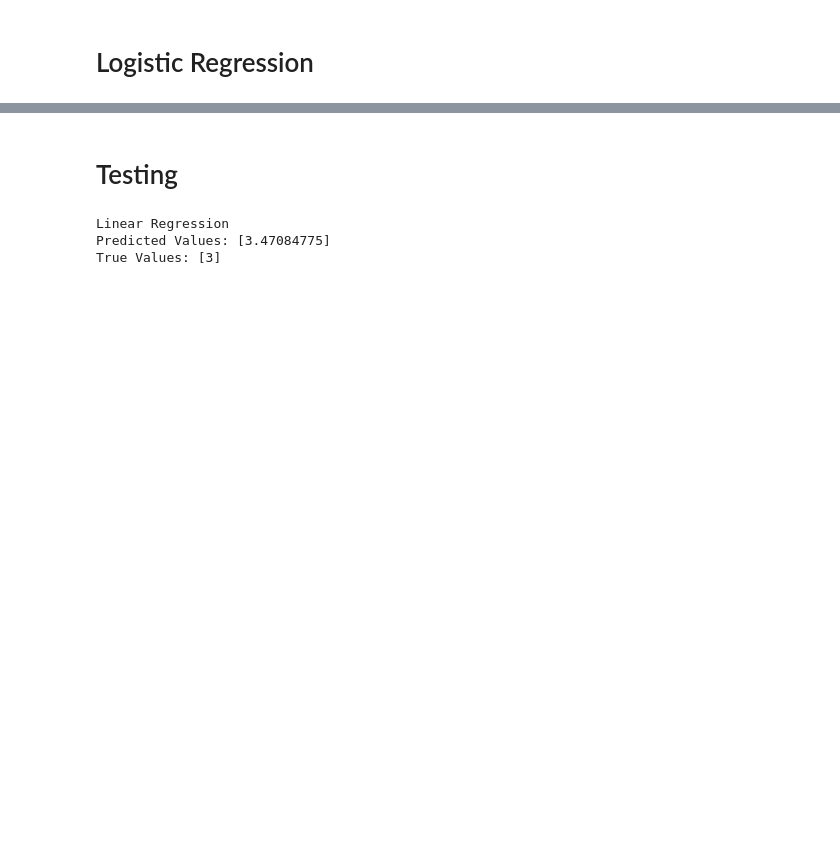
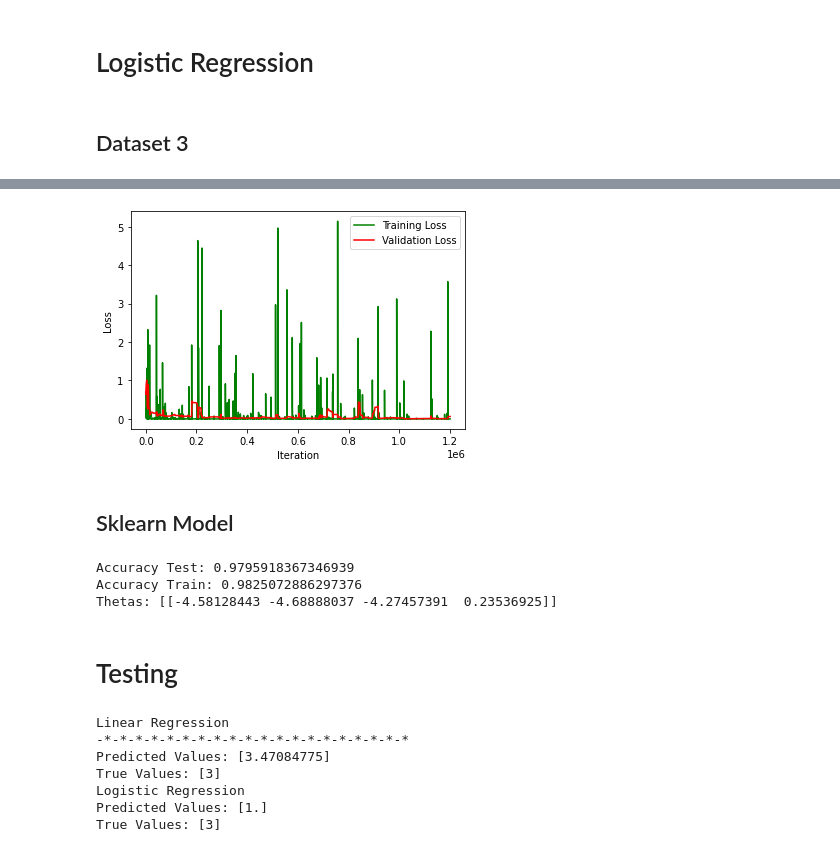
Before and after one commit to itissandeep98/ML-Assignments, a Jupyter notebook: ML_Assignment1.ipynb, the cells around one changed output, grey strips where cells are left out. Cells and saved outputs as stored; diff of their text form; code cells hidden in the pictures; blank space fills up the shorter version.

```diff
--- a/ML_Assignment1.ipynb
+++ b/ML_Assignment1.ipynb
@@ -498,0 +600,16 @@ class MyLogisticRegression():
+# %% [markdown]
+## Dataset 3
+# %%
+preprocessor = MyPreProcessor()
+X, y = preprocessor.pre_process(2)
+X_test=X[:X.shape[0]//8]
+y_test=y[:y.shape[0]//8]
+
+X_train=X[X.shape[0]//8:]
+y_train=y[y.shape[0]//8:]
+
+logistic = MyLogisticRegression()
+logistic.fit(X_train, y_train,X_test,y_test,alpha=0.01)
+print(logistic.training_acc[-1],logistic.validation_acc[-1])
+logistic.plot_loss()
+# %% [output]
@@ -498,0 +620,3 @@ class MyLogisticRegression():
+[figure, added]
+# %% [markdown]
+## Sklearn Model
@@ -499,3 +627,20 @@ class MyLogisticRegression():
+# %%
+preprocessor = MyPreProcessor()
+x, y = preprocessor.pre_process(2)
+x_train, x_test, y_train, y_test = train_test_split(x, y, random_state=4)
+logistic_regression = LogisticRegression()
+logistic_regression.fit(x_train,y_train)
+y_pred = logistic_regression.predict(x_test)
+accuracy = metrics.accuracy_score(y_test, y_pred)
+print("Accuracy Test:",accuracy)
+y_pred1 = logistic_regression.predict(x_train)
+accuracy = metrics.accuracy_score(y_train, y_pred1)
+print("Accuracy Train:",accuracy)
+print("Thetas:",logistic_regression.coef_)
+# %% [output]
+Accuracy Test: 0.9795918367346939
+Accuracy Train: 0.9825072886297376
+Thetas: [[-4.58128443 -4.68888037 -4.27457391  0.23536925]]
 # %% [markdown]
 # Testing
 # %%
@@ -516,16 +661,20 @@ ypred = linear.predict(Xtest)
 print('Predicted Values:', ypred)
 print('True Values:', ytest)
 
-# print('Logistic Regression')
+print('Logistic Regression')
 
-# logistic = MyLogisticRegression()
-# logistic.fit(Xtrain, ytrain)
+logistic = MyLogisticRegression()
+logistic.fit(Xtrain, ytrain)
 
-# ypred = logistic.predict(Xtest)
+ypred = logistic.predict(Xtest)
 
-# print('Predicted Values:', ypred)
-# print('True Values:', ytest)
+print('Predicted Values:', ypred)
+print('True Values:', ytest)
 # %% [output]
 Linear Regression
+-*-*-*-*-*-*-*-*-*-*-*-*-*-*-*-*-*-*-*-*
 Predicted Values: [3.47084775]
 True Values: [3]
+Logistic Regression
+Predicted Values: [1.]
+True Values: [3]
```
Also changed, not shown: parts of 7 cells of this notebook.
